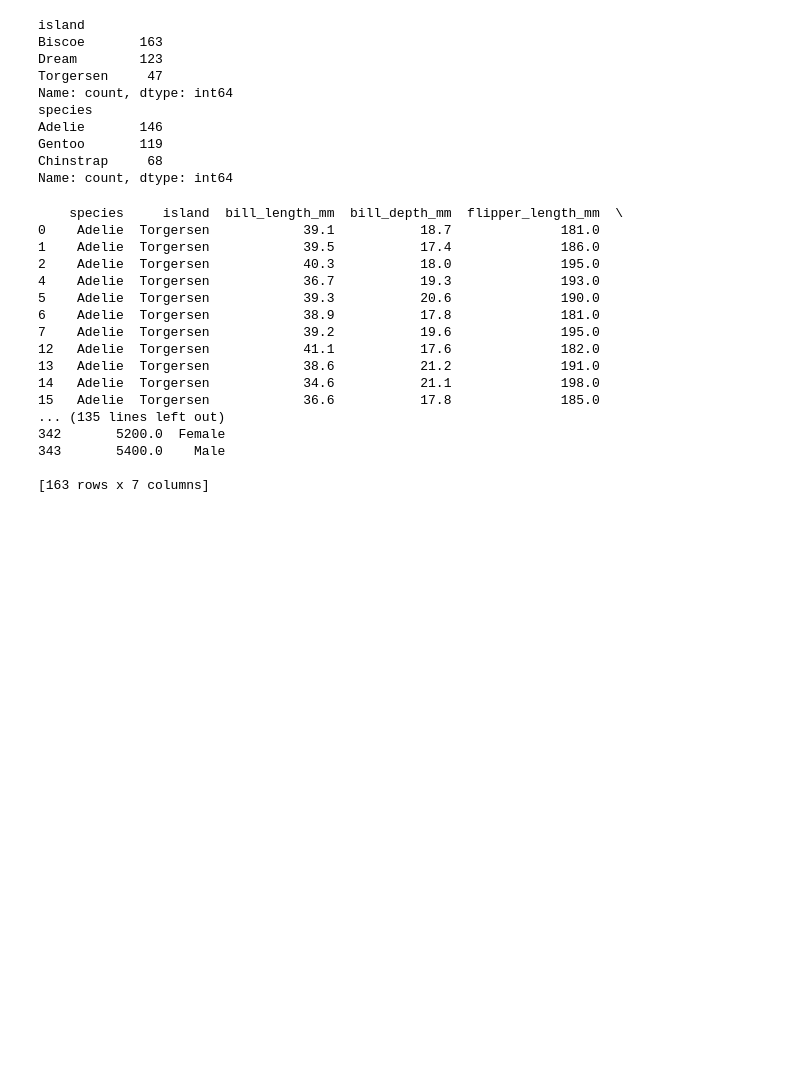
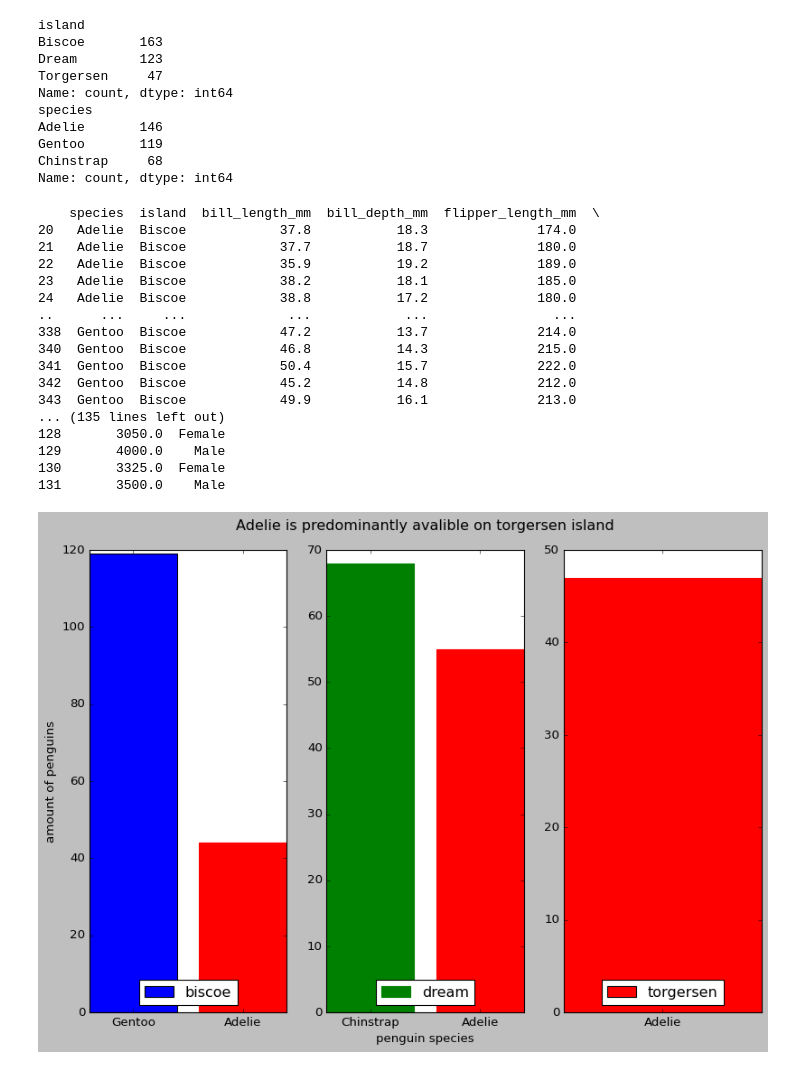
Before and after one commit to amirhamza247/kk1-amir-jafari, a Jupyter notebook: notebook.ipynb, the cells around one changed output. Cells and saved outputs as stored; diff of their text form; code cells hidden in the pictures; blank space fills up the shorter version.

Commit message:
add visuals for the how species are spreed across island and what specie is predominent where

```diff
--- a/notebook.ipynb
+++ b/notebook.ipynb
@@ -151,22 +151,22 @@ dream = df_clean[df_clean["island"] == "Dream"]
 torgersen = df_clean[df_clean["island"] == "Torgersen"]
 print(biscoe)
 print(dream)
-print(Torgersen)
+print(torgersen)
 # %% [output]
-    species     island  bill_length_mm  bill_depth_mm  flipper_length_mm  \
-0    Adelie  Torgersen            39.1           18.7              181.0
-1    Adelie  Torgersen            39.5           17.4              186.0
-2    Adelie  Torgersen            40.3           18.0              195.0
-4    Adelie  Torgersen            36.7           19.3              193.0
-5    Adelie  Torgersen            39.3           20.6              190.0
-6    Adelie  Torgersen            38.9           17.8              181.0
-7    Adelie  Torgersen            39.2           19.6              195.0
-12   Adelie  Torgersen            41.1           17.6              182.0
-13   Adelie  Torgersen            38.6           21.2              191.0
-14   Adelie  Torgersen            34.6           21.1              198.0
-15   Adelie  Torgersen            36.6           17.8              185.0
+    species  island  bill_length_mm  bill_depth_mm  flipper_length_mm  \
+20   Adelie  Biscoe            37.8           18.3              174.0
+21   Adelie  Biscoe            37.7           18.7              180.0
+22   Adelie  Biscoe            35.9           19.2              189.0
+23   Adelie  Biscoe            38.2           18.1              185.0
+24   Adelie  Biscoe            38.8           17.2              180.0
+..      ...     ...             ...            ...                ...
+338  Gentoo  Biscoe            47.2           13.7              214.0
+340  Gentoo  Biscoe            46.8           14.3              215.0
+341  Gentoo  Biscoe            50.4           15.7              222.0
+342  Gentoo  Biscoe            45.2           14.8              212.0
+343  Gentoo  Biscoe            49.9           16.1              213.0
 ... (135 lines left out)
-342       5200.0  Female
-343       5400.0    Male
-
-[163 rows x 7 columns]
+128       3050.0  Female
+129       4000.0    Male
+130       3325.0  Female
+131       3500.0    Male
@@ -177,0 +173,41 @@ ax1
+# %%
+fig, ax = plt.subplots(1,3, figsize = (12,8))
+a1, a2, a3 = ax.flat
+
+
+biscoe_counts = biscoe.species.value_counts()
+bars = a1.bar(
+    biscoe_counts.index,
+    biscoe_counts.values,
+    label="biscoe",
+)
+a1.legend( loc="lower center")
+a1.set_ylabel("amount of penguins")
+bars[1].set_color("red")
+
+
+
+dream_counts = dream.species.value_counts()
+bars = a2.bar(
+    dream_counts.index,
+    dream_counts.values,
+    label="dream",
+)
+bars[1].set_color("red")
+bars[0].set_color("green")
+a2.legend( loc="lower center")
+a2.set_title("Adelie is predominantly avalible on torgersen island", pad=20)
+a2.set_xlabel("penguin species")
+
+
+torgersen_counts = torgersen.species.value_counts()
+bars = a3.bar(
+    torgersen_counts.index,
+    torgersen_counts.values,
+    label="torgersen",
+    color="red"
+)
+a3.legend( loc="lower center")
+bars[0].set_color("red")
+# %% [output]
+[figure, added]
```
Also changed, not shown: parts of 1 cell of this notebook.
